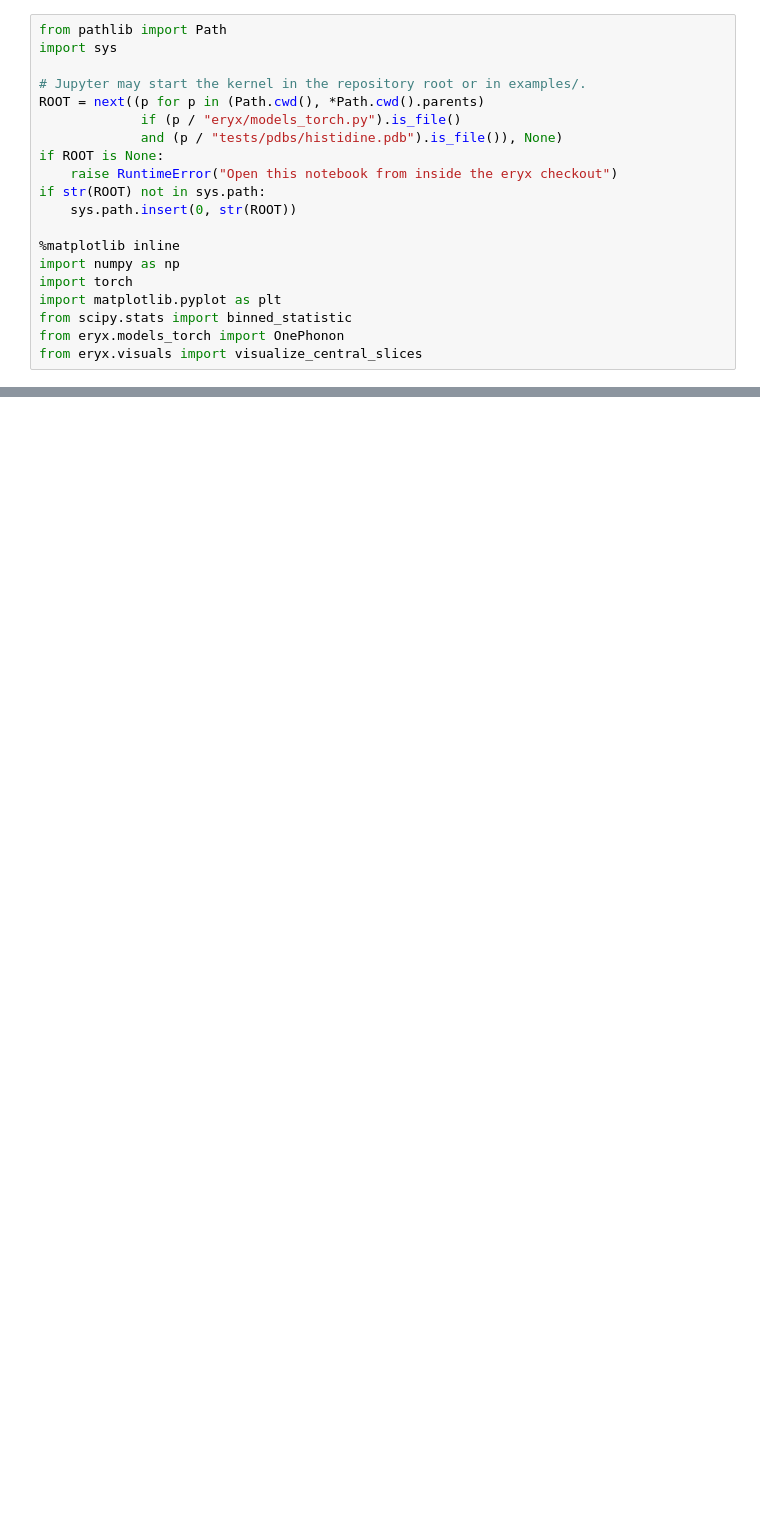
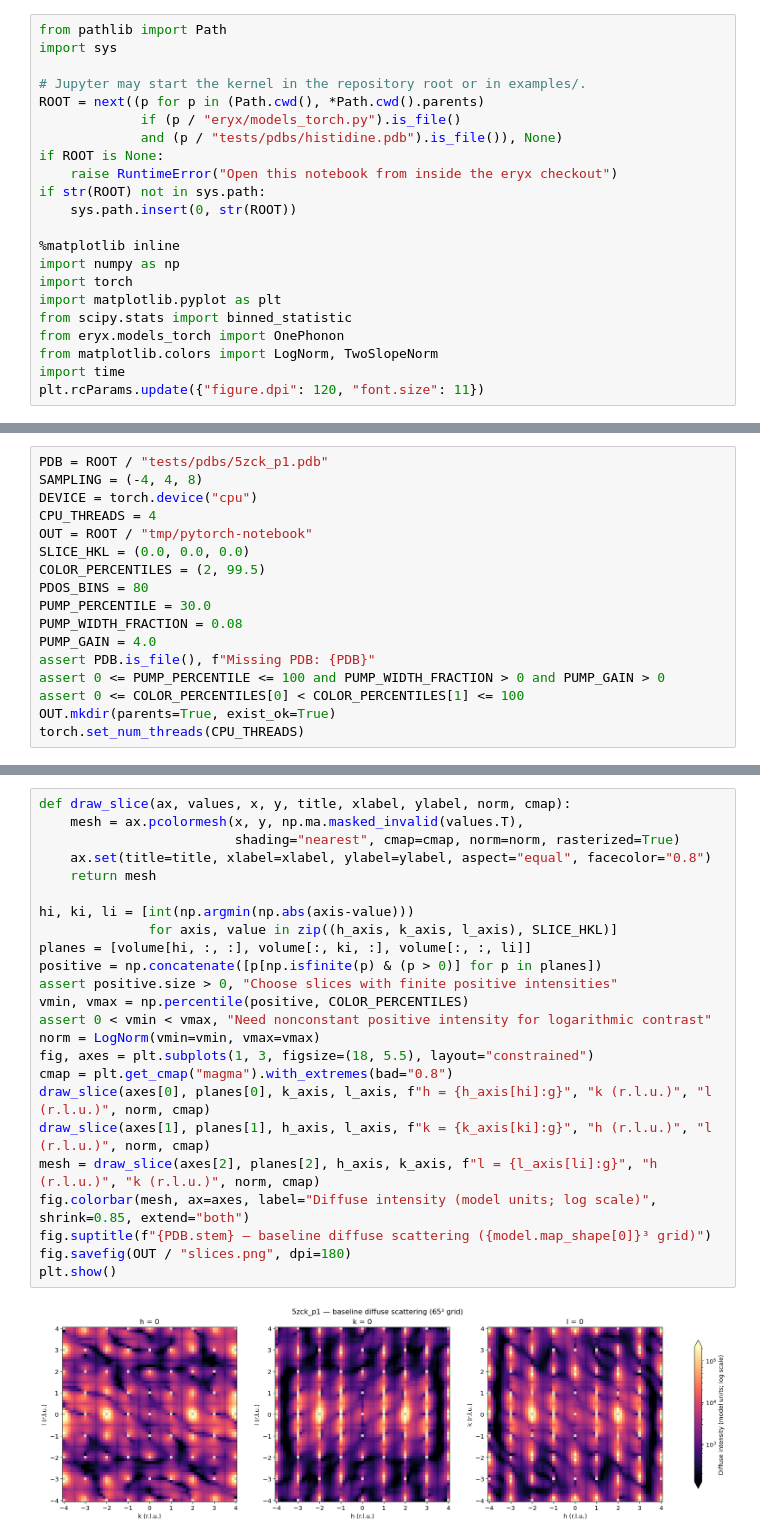
Before and after one commit to hoidn/eryx, a Jupyter notebook: examples/pytorch_diffuse.ipynb, the cells around one changed output, grey strips where cells are left out. Saved outputs shown, nothing was run; the diff lists cells and outputs as text; blank space fills up the shorter version.

Commit message:
Expand notebook with larger scattering maps and PDOS population comparisons

```diff
--- a/examples/pytorch_diffuse.ipynb
+++ b/examples/pytorch_diffuse.ipynb
@@ -25,4 +25,6 @@ import torch
 import matplotlib.pyplot as plt
 from scipy.stats import binned_statistic
 from eryx.models_torch import OnePhonon
-from eryx.visuals import visualize_central_slices
+from matplotlib.colors import LogNorm, TwoSlopeNorm
+import time
+plt.rcParams.update({"figure.dpi": 120, "font.size": 11})
@@ -125,0 +45,17 @@ for name in ("results.npz", "slices.png", "diagnostics.png", "radial.dat", "pdos
+# %%
+PDB = ROOT / "tests/pdbs/5zck_p1.pdb"
+SAMPLING = (-4, 4, 8)
+DEVICE = torch.device("cpu")
+CPU_THREADS = 4
+OUT = ROOT / "tmp/pytorch-notebook"
+SLICE_HKL = (0.0, 0.0, 0.0)
+COLOR_PERCENTILES = (2, 99.5)
+PDOS_BINS = 80
+PUMP_PERCENTILE = 30.0
+PUMP_WIDTH_FRACTION = 0.08
+PUMP_GAIN = 4.0
+assert PDB.is_file(), f"Missing PDB: {PDB}"
+assert 0 <= PUMP_PERCENTILE <= 100 and PUMP_WIDTH_FRACTION > 0 and PUMP_GAIN > 0
+assert 0 <= COLOR_PERCENTILES[0] < COLOR_PERCENTILES[1] <= 100
+OUT.mkdir(parents=True, exist_ok=True)
+torch.set_num_threads(CPU_THREADS)
@@ -125,0 +106,26 @@ for name in ("results.npz", "slices.png", "diagnostics.png", "radial.dat", "pdos
+# %%
+def draw_slice(ax, values, x, y, title, xlabel, ylabel, norm, cmap):
+    mesh = ax.pcolormesh(x, y, np.ma.masked_invalid(values.T),
+                         shading="nearest", cmap=cmap, norm=norm, rasterized=True)
+    ax.set(title=title, xlabel=xlabel, ylabel=ylabel, aspect="equal", facecolor="0.8")
+    return mesh
+
+hi, ki, li = [int(np.argmin(np.abs(axis-value)))
+              for axis, value in zip((h_axis, k_axis, l_axis), SLICE_HKL)]
+planes = [volume[hi, :, :], volume[:, ki, :], volume[:, :, li]]
+positive = np.concatenate([p[np.isfinite(p) & (p > 0)] for p in planes])
+assert positive.size > 0, "Choose slices with finite positive intensities"
+vmin, vmax = np.percentile(positive, COLOR_PERCENTILES)
+assert 0 < vmin < vmax, "Need nonconstant positive intensity for logarithmic contrast"
+norm = LogNorm(vmin=vmin, vmax=vmax)
+fig, axes = plt.subplots(1, 3, figsize=(18, 5.5), layout="constrained")
+cmap = plt.get_cmap("magma").with_extremes(bad="0.8")
+draw_slice(axes[0], planes[0], k_axis, l_axis, f"h = {h_axis[hi]:g}", "k (r.l.u.)", "l (r.l.u.)", norm, cmap)
+draw_slice(axes[1], planes[1], h_axis, l_axis, f"k = {k_axis[ki]:g}", "h (r.l.u.)", "l (r.l.u.)", norm, cmap)
+mesh = draw_slice(axes[2], planes[2], h_axis, k_axis, f"l = {l_axis[li]:g}", "h (r.l.u.)", "k (r.l.u.)", norm, cmap)
+fig.colorbar(mesh, ax=axes, label="Diffuse intensity (model units; log scale)", shrink=0.85, extend="both")
+fig.suptitle(f"{PDB.stem} — baseline diffuse scattering ({model.map_shape[0]}³ grid)")
+fig.savefig(OUT / "slices.png", dpi=180)
+plt.show()
+# %% [output]
+[figure, added]
```
Also changed, not shown: parts of 27 cells of this notebook, 5 other files.
